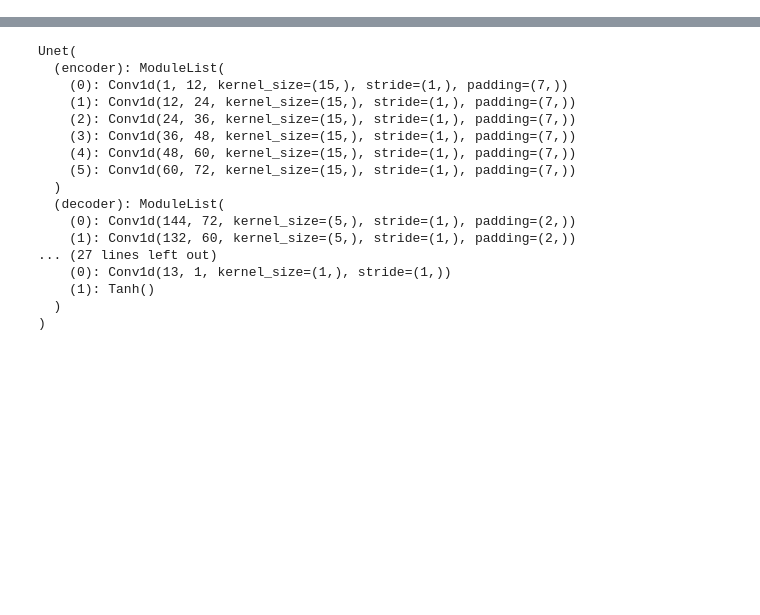
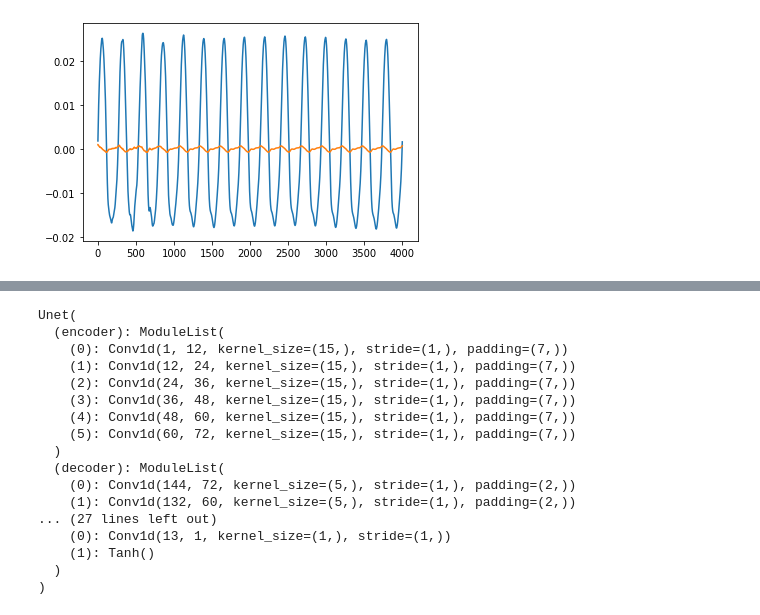
Before and after one commit to SeongwoongCho/SpeechToEGG, a Jupyter notebook: Inference.ipynb, the cells around one changed output, grey strips where cells are left out. Drawn from its saved outputs; the diff is of its cells as text; code cells hidden in the pictures; blank space fills up the shorter version.

```diff
--- a/Inference.ipynb
+++ b/Inference.ipynb
@@ -11,0 +49,4 @@ from dataloader import *
+# %%
+diff,idxs = get_peaks(x[0][25000:29000])
+# %% [output]
+[figure, added]
```
Also changed, not shown: parts of 26 cells of this notebook, 44 other files.
